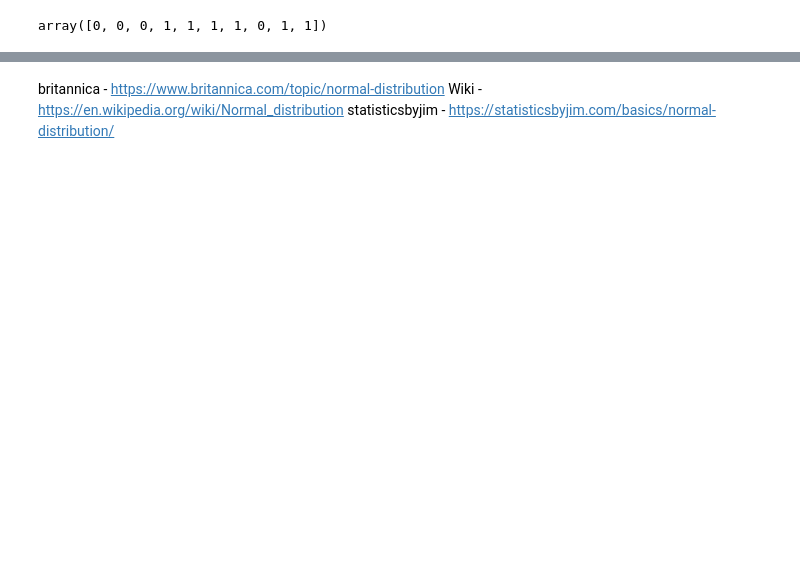
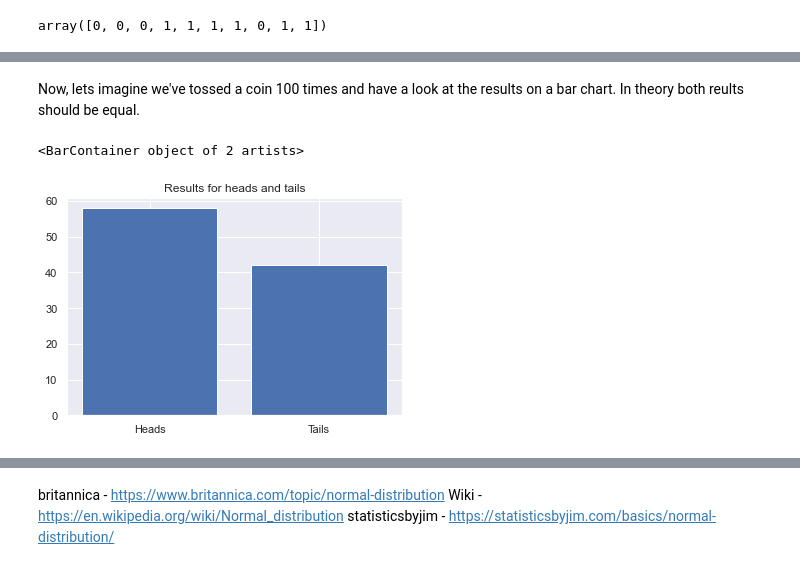
Before and after one commit to angelinka/numpy_assignment, a Jupyter notebook: numPy.ipynb, the cells around one changed output, grey strips where cells are left out. Saved outputs shown, nothing was run; the diff lists cells and outputs as text; code cells hidden in the pictures; blank space fills up the shorter version.

Commit message:
Binomial Distribution examples

```diff
--- a/numPy.ipynb
+++ b/numPy.ipynb
@@ -477,0 +481,11 @@ array([0, 0, 0, 1, 1, 1, 1, 0, 1, 1])
+# %% [markdown]
+Now, lets imagine we've tossed a coin 100 times and have a look at the results on a bar chart. In theory both reults should be equal.
+# %%
+coin = rng.binomial(n=1, p=0.5, size=100)
+# %%
+# we can easily create a plot using matplotlib
+plt.title("Results for heads and tails")
+plt.bar(['Heads', 'Tails'], [coin.size - coin.sum(), coin.sum()])
+# %% [output]
+<BarContainer object of 2 artists>
+[figure, added]
```
Also changed, not shown: parts of 13 cells of this notebook.
